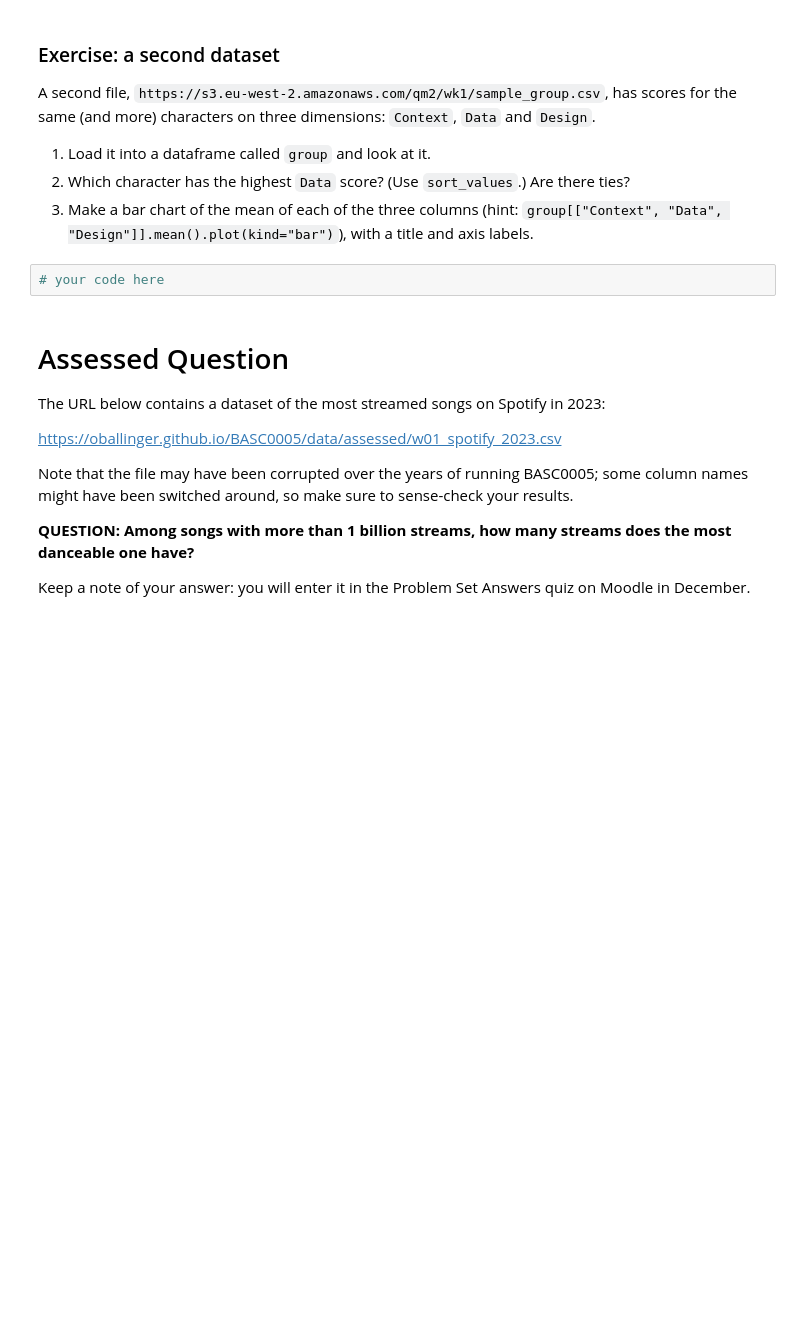
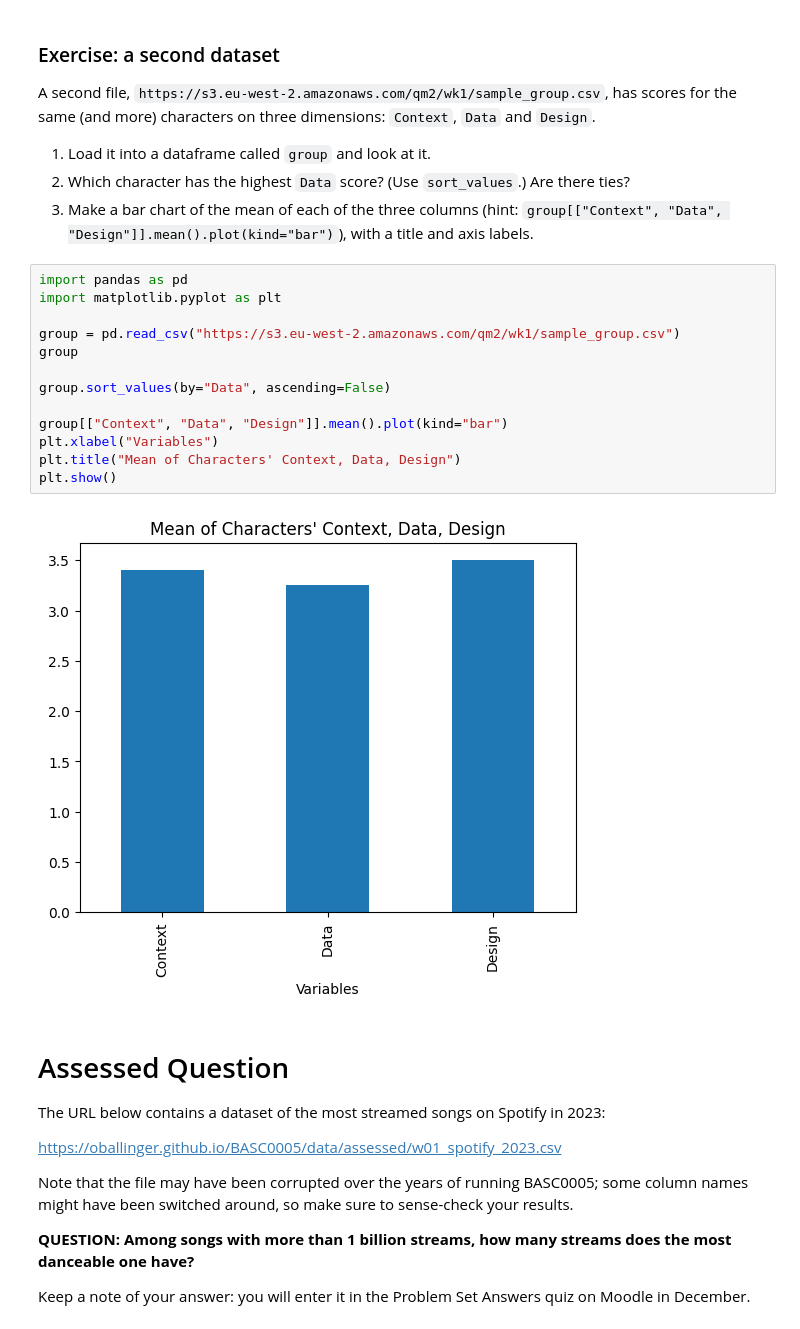
Before and after one commit to lilylee987/QM2, a Jupyter notebook: notebooks/W01. Python Recap.ipynb, the cells around one changed output. Drawn from its saved outputs; the diff is of its cells as text; blank space fills up the shorter version.

```diff
--- a/notebooks/W01. Python Recap.ipynb
+++ b/notebooks/W01. Python Recap.ipynb
@@ -263,7 +278,20 @@ A second file, `https://s3.eu-west-2.amazonaws.com/qm2/wk1/sample_group.csv`, ha
 2. Which character has the highest `Data` score? (Use `sort_values`.) Are there ties?
 3. Make a bar chart of the mean of each of the three columns (hint: `group[["Context", "Data", "Design"]].mean().plot(kind="bar")`), with a title and axis labels.
 # %%
-# your code here
+import pandas as pd
+import matplotlib.pyplot as plt
+
+group = pd.read_csv("https://s3.eu-west-2.amazonaws.com/qm2/wk1/sample_group.csv")
+group
+
+group.sort_values(by="Data", ascending=False)
+
+group[["Context", "Data", "Design"]].mean().plot(kind="bar")
+plt.xlabel("Variables")
+plt.title("Mean of Characters' Context, Data, Design")
+plt.show()
+# %% [output]
+[figure, added]
 # %% [markdown]
 # Assessed Question
 
```
Also changed, not shown: parts of 1 cell of this notebook.
